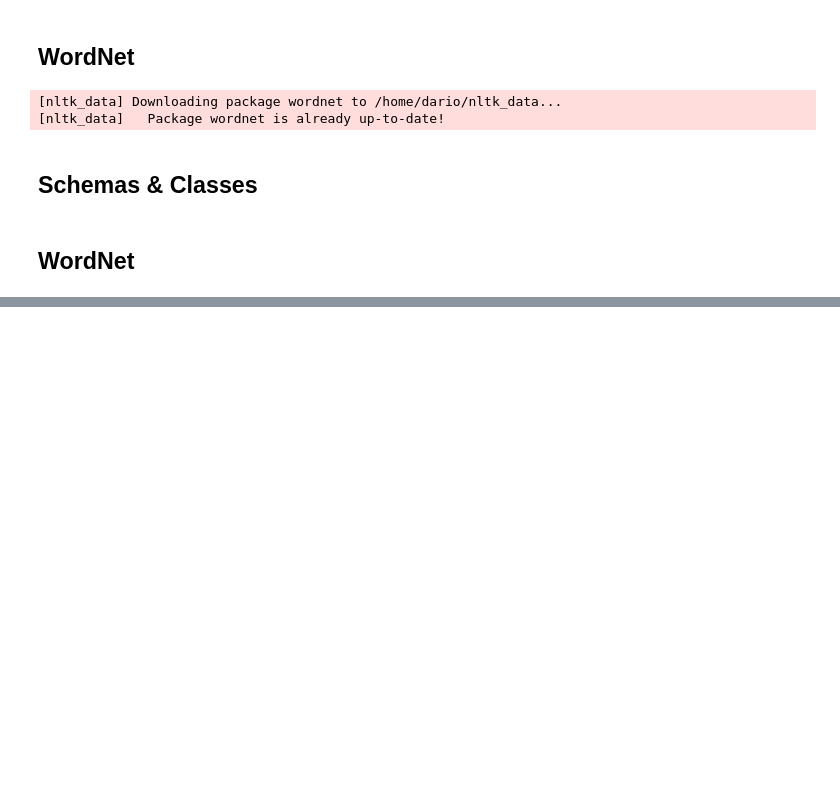
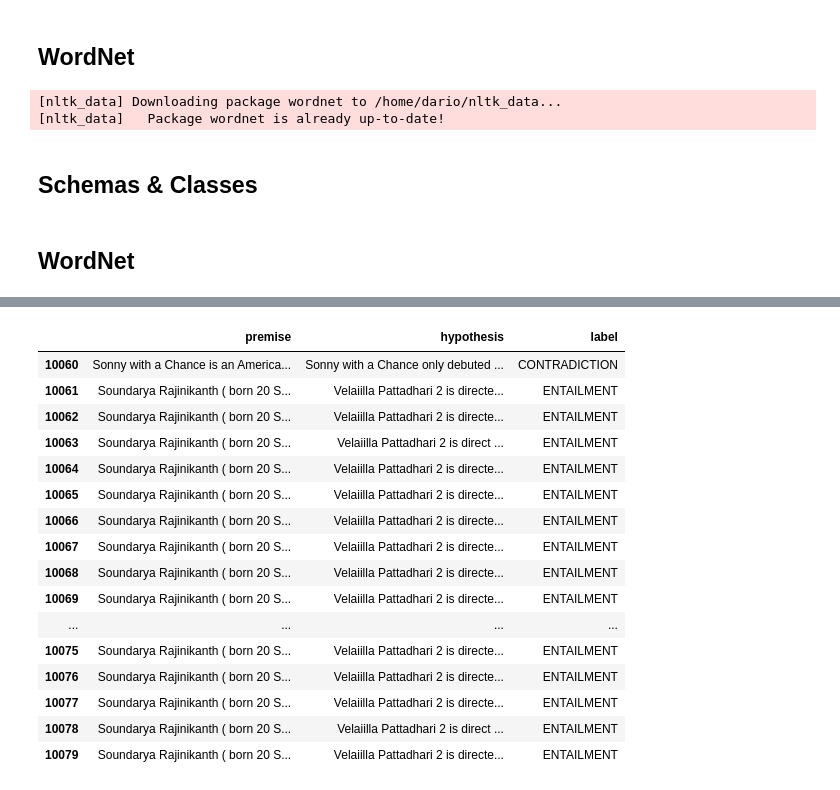
Before and after one commit to dario-loi/adversarial_generation, a Jupyter notebook: train.ipynb, the cells around one changed output, grey strips where cells are left out. Cells and saved outputs as stored; diff of their text form; code cells hidden in the pictures; blank space fills up the shorter version.

```diff
--- a/train.ipynb
+++ b/train.ipynb
@@ -45,7 +48,7 @@ class DataAugmentationStep(ABC):
         self.probability = probability
 
     @abstractmethod
-    def apply(self, sample: Dict) -> Optional[Dict]:
+    def apply(self, samples: List[Dict]) -> Optional[List[Dict]]:
         pass
 
 class DataAugmentationPipeline:
@@ -63,7 +66,7 @@ class DataAugmentationPipeline:
         self.steps = steps
 
 
-    def apply(self, sample: Dict) -> Optional[Dict]:
+    def apply(self, sample: Dict) -> Optional[List[Dict]]:
         """apply Apply the pipeline to a sample
 
         Parameters
@@ -76,6 +79,8 @@ class DataAugmentationPipeline:
         Dict
             An augmented sample
         """
+
+        sample = [sample]
         for step in self.steps:
             sample = step.apply(sample)
             if sample is None:
@@ -128,18 +133,26 @@ class DatasetAugmentation:
         discarded = 0
 
         try:
-            for i in indices:
+            for i in tqdm(indices):
                 sample = dataset[int(i)]
-                augmented_sample = self.pipeline.apply(sample)
-                if augmented_sample is not None:
-                    augmented_samples.append(augmented_sample)
+                out = self.pipeline.apply(sample)
+                if out is not None and len(out) > 0:
+                    augmented_samples.extend([{
+                        'premise': augmented_sample['premise'],
+                        'hypothesis': augmented_sample['hypothesis'],
+                        'label': augmented_sample['label']
+                    }] for augmented_sample in out
+                )
                 else:
                     discarded += 1
         except Exception as e:
             print(e)
             print(f"Discarded {discarded} samples")
             raise e
-        augmented_dataset = pd.DataFrame(augmented_samples)
+
+        # convert list of dictionaries to pandas dataframe
+        augmented_dataset = pd.DataFrame.from_dict(augmented_samples)
+
         print(f"Augmentation done, discarded {discarded} samples")
         return augmented_dataset
 # %%
@@ -362,13 +408,14 @@ def compare(sample):
 # %% [markdown]
 ## WordNet
 # %%
+
 
 augmentor = DatasetAugmentation(
     pipeline=DataAugmentationPipeline([
         LengthFilter(),
-        Synonimization(probability=0.80, apply_to="hypothesis"),
-        Synonimization(probability=0.75, apply_to="premise"),
-        CopulaInverter(probability=0.5, apply_to="hypothesis")
+        Synonimization(probability=0.15, apply_to="premise", max_synonyms=2),
+        CopulaInverter(probability=0.5),
+        Synonimization(probability=0.2, apply_to="hypothesis", max_synonyms=3)
     ]),
     percentage=1.0,
     random_sample=False
@@ -413,0 +515,22 @@ Augmentation done, discarded 20997 samples
+# %%
+augmented_train_data = pd.DataFrame.from_dict(augmented_train_data[0].to_list())
+# %%
+augmented_train_data[10_060:10_080]
+# %% [output]
+|  | premise | hypothesis | label |
+| 10060 | Sonny with a Chance is an America... | Sonny with a Chance only debuted ... | CONTRADICTION |
+| 10061 | Soundarya Rajinikanth ( born 20 S... | Velaiilla Pattadhari 2 is directe... | ENTAILMENT |
+| 10062 | Soundarya Rajinikanth ( born 20 S... | Velaiilla Pattadhari 2 is directe... | ENTAILMENT |
+| 10063 | Soundarya Rajinikanth ( born 20 S... | Velaiilla Pattadhari 2 is direct ... | ENTAILMENT |
+| 10064 | Soundarya Rajinikanth ( born 20 S... | Velaiilla Pattadhari 2 is directe... | ENTAILMENT |
+| 10065 | Soundarya Rajinikanth ( born 20 S... | Velaiilla Pattadhari 2 is directe... | ENTAILMENT |
+| 10066 | Soundarya Rajinikanth ( born 20 S... | Velaiilla Pattadhari 2 is directe... | ENTAILMENT |
+| 10067 | Soundarya Rajinikanth ( born 20 S... | Velaiilla Pattadhari 2 is directe... | ENTAILMENT |
+| 10068 | Soundarya Rajinikanth ( born 20 S... | Velaiilla Pattadhari 2 is directe... | ENTAILMENT |
+| 10069 | Soundarya Rajinikanth ( born 20 S... | Velaiilla Pattadhari 2 is directe... | ENTAILMENT |
+| ... | ... | ... | ... |
+| 10075 | Soundarya Rajinikanth ( born 20 S... | Velaiilla Pattadhari 2 is directe... | ENTAILMENT |
+| 10076 | Soundarya Rajinikanth ( born 20 S... | Velaiilla Pattadhari 2 is directe... | ENTAILMENT |
+| 10077 | Soundarya Rajinikanth ( born 20 S... | Velaiilla Pattadhari 2 is directe... | ENTAILMENT |
+| 10078 | Soundarya Rajinikanth ( born 20 S... | Velaiilla Pattadhari 2 is direct ... | ENTAILMENT |
+| 10079 | Soundarya Rajinikanth ( born 20 S... | Velaiilla Pattadhari 2 is directe... | ENTAILMENT |
```
Also changed, not shown: parts of 9 cells of this notebook.
